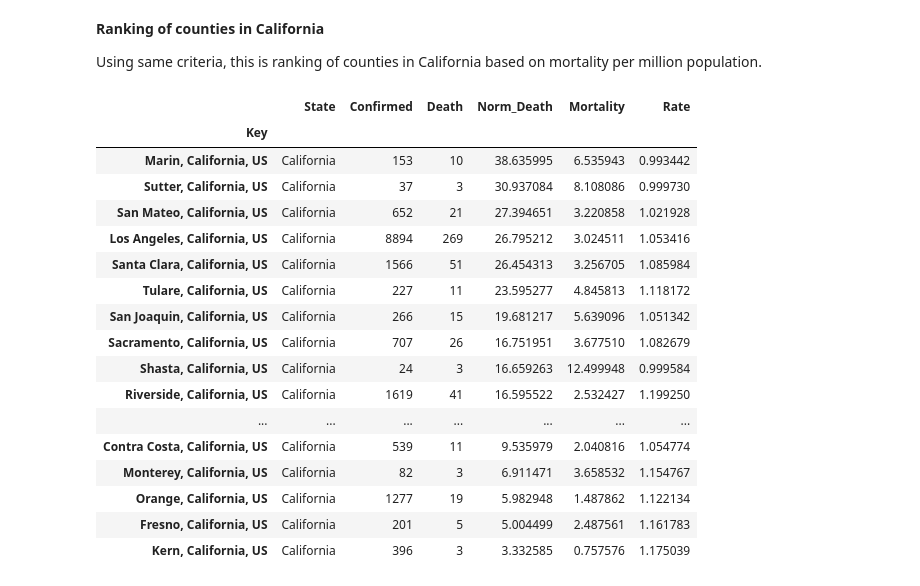
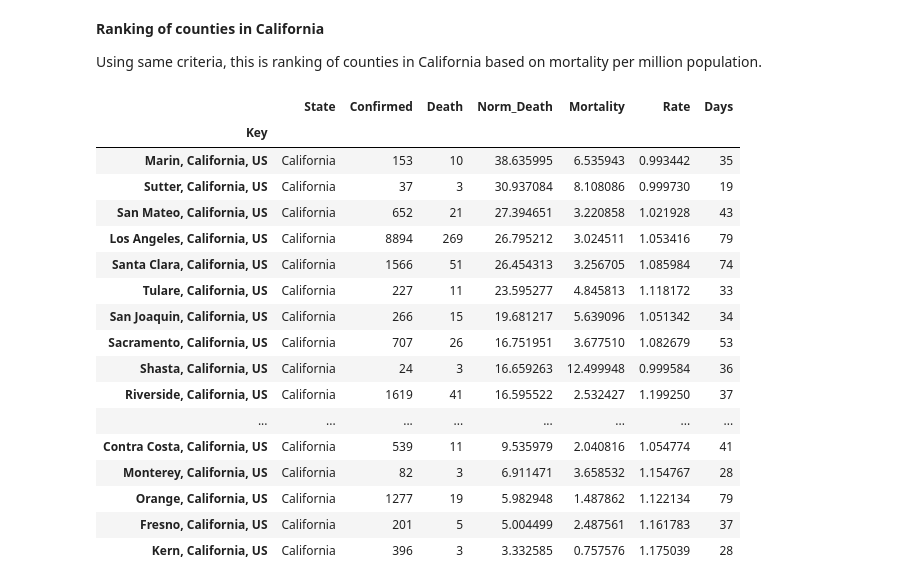
Before and after one commit to sidbannet/COVID-19_analysis, a Jupyter notebook: COVID_19_dashboard.ipynb, the cells around one changed output. Saved outputs shown, nothing was run; the diff lists cells and outputs as text; code cells hidden in the pictures.

```diff
--- a/COVID_19_dashboard.ipynb
+++ b/COVID_19_dashboard.ipynb
@@ -221,6 +221,11 @@ fig.show()
 ---
 
 Rank the county reponse based on deaths per million population in county and report mortality rate based on deaths recorded and confirmed cases.
+# %%
+#@title
+# Import the time series data directly
+df_import = cll.pd.read_csv(d.__jhudatalocts__ + cll.os.sep + 'time_series_covid19_confirmed_US.csv')
+icol_date_start = int(11)
 # %%
 #@title
 # Ranking as of latest date in terms of number of deaths per million population under the condition of
@@ -243,5 +248,20 @@ df_filtered = (df_us.loc[
                                                                           ]
                                                                       ]
 
+# Let's find out the number of days since first confirmed case in the filtered data frame
+days = []
+for ikey in df_filtered.Key:
+    day_start = (
+        cll.np.where(
+            cll.np.logical_and(
+                (df_import.loc[df_import.Combined_Key == ikey]).iloc[0][icol_date_start:].values[1:] > 0,
+                (df_import.loc[df_import.Combined_Key == ikey]).iloc[0][icol_date_start:].values[:-1] == 0
+            )
+        )[0][0]
+    )
+    day_last = (
+    (df_import.loc[df_import.Combined_Key == ikey]).iloc[0][icol_date_start:].values).shape[0]
+    days.append(day_last - day_start)
+df_filtered['Days'] = days
 df_filtered.set_index('Key')
 # %% [output]
@@ -270,42 +290,57 @@ Using same criteria, this is ranking of counties in California based on mortalit
 # %%
 #@title
 # Ranking as of latest date in terms of number of deaths per million population under the condition of
 #   minimal population and occurance of deaths
 latest_date = df_us.Date.values[-1]
 df_filtered = (df_us.loc[
            (df_us.Date == latest_date)
            & (df_us.Population >= 1000)
            & (df_us.State == 'California')
            & (df_us.Death >= 3)
            ].sort_values(by='Norm_Death', ascending=False))[0:29].loc[
                                                                       :, [
                                                                           'State',
                                                                           'Key',
                                                                           'Confirmed',
                                                                           'Death',
                                                                           'Norm_Death',
                                                                           'Mortality',
                                                                           'Rate',
                                                                           ]
                                                                       ]
 
+# Let's find out the number of days since first confirmed case in the filtered data frame
+days = []
+for ikey in df_filtered.Key:
+    day_start = (
+        cll.np.where(
+            cll.np.logical_and(
+                (df_import.loc[df_import.Combined_Key == ikey]).iloc[0][icol_date_start:].values[1:] > 0,
+                (df_import.loc[df_import.Combined_Key == ikey]).iloc[0][icol_date_start:].values[:-1] == 0
+            )
+        )[0][0]
+    )
+    day_last = (
+    (df_import.loc[df_import.Combined_Key == ikey]).iloc[0][icol_date_start:].values).shape[0]
+    days.append(day_last - day_start)
+df_filtered['Days'] = days
 df_filtered.set_index('Key')
 # %% [output]
-|  | State | Confirmed | Death | Norm_Death | Mortality | Rate |
-| Key |  |  |  |  |  |  |
-| Marin, California, US | California | 153 | 10 | 38.635995 | 6.535943 | 0.993442 |
-| Sutter, California, US | California | 37 | 3 | 30.937084 | 8.108086 | 0.999730 |
-| San Mateo, California, US | California | 652 | 21 | 27.394651 | 3.220858 | 1.021928 |
-| Los Angeles, California, US | California | 8894 | 269 | 26.795212 | 3.024511 | 1.053416 |
-| Santa Clara, California, US | California | 1566 | 51 | 26.454313 | 3.256705 | 1.085984 |
-| Tulare, California, US | California | 227 | 11 | 23.595277 | 4.845813 | 1.118172 |
-| San Joaquin, California, US | California | 266 | 15 | 19.681217 | 5.639096 | 1.051342 |
-| Sacramento, California, US | California | 707 | 26 | 16.751951 | 3.677510 | 1.082679 |
-| Shasta, California, US | California | 24 | 3 | 16.659263 | 12.499948 | 0.999584 |
-| Riverside, California, US | California | 1619 | 41 | 16.595522 | 2.532427 | 1.199250 |
-| ... | ... | ... | ... | ... | ... | ... |
-| Contra Costa, California, US | California | 539 | 11 | 9.535979 | 2.040816 | 1.054774 |
-| Monterey, California, US | California | 82 | 3 | 6.911471 | 3.658532 | 1.154767 |
-| Orange, California, US | California | 1277 | 19 | 5.982948 | 1.487862 | 1.122134 |
-| Fresno, California, US | California | 201 | 5 | 5.004499 | 2.487561 | 1.161783 |
-| Kern, California, US | California | 396 | 3 | 3.332585 | 0.757576 | 1.175039 |
+|  | State | Confirmed | Death | Norm_Death | Mortality | Rate | Days |
+| Key |  |  |  |  |  |  |  |
+| Marin, California, US | California | 153 | 10 | 38.635995 | 6.535943 | 0.993442 | 35 |
+| Sutter, California, US | California | 37 | 3 | 30.937084 | 8.108086 | 0.999730 | 19 |
+| San Mateo, California, US | California | 652 | 21 | 27.394651 | 3.220858 | 1.021928 | 43 |
+| Los Angeles, California, US | California | 8894 | 269 | 26.795212 | 3.024511 | 1.053416 | 79 |
+| Santa Clara, California, US | California | 1566 | 51 | 26.454313 | 3.256705 | 1.085984 | 74 |
+| Tulare, California, US | California | 227 | 11 | 23.595277 | 4.845813 | 1.118172 | 33 |
+| San Joaquin, California, US | California | 266 | 15 | 19.681217 | 5.639096 | 1.051342 | 34 |
+| Sacramento, California, US | California | 707 | 26 | 16.751951 | 3.677510 | 1.082679 | 53 |
+| Shasta, California, US | California | 24 | 3 | 16.659263 | 12.499948 | 0.999584 | 36 |
+| Riverside, California, US | California | 1619 | 41 | 16.595522 | 2.532427 | 1.199250 | 37 |
+| ... | ... | ... | ... | ... | ... | ... | ... |
+| Contra Costa, California, US | California | 539 | 11 | 9.535979 | 2.040816 | 1.054774 | 41 |
+| Monterey, California, US | California | 82 | 3 | 6.911471 | 3.658532 | 1.154767 | 28 |
+| Orange, California, US | California | 1277 | 19 | 5.982948 | 1.487862 | 1.122134 | 79 |
+| Fresno, California, US | California | 201 | 5 | 5.004499 | 2.487561 | 1.161783 | 37 |
+| Kern, California, US | California | 396 | 3 | 3.332585 | 0.757576 | 1.175039 | 28 |
```
Also changed, not shown: parts of 5 cells of this notebook.
